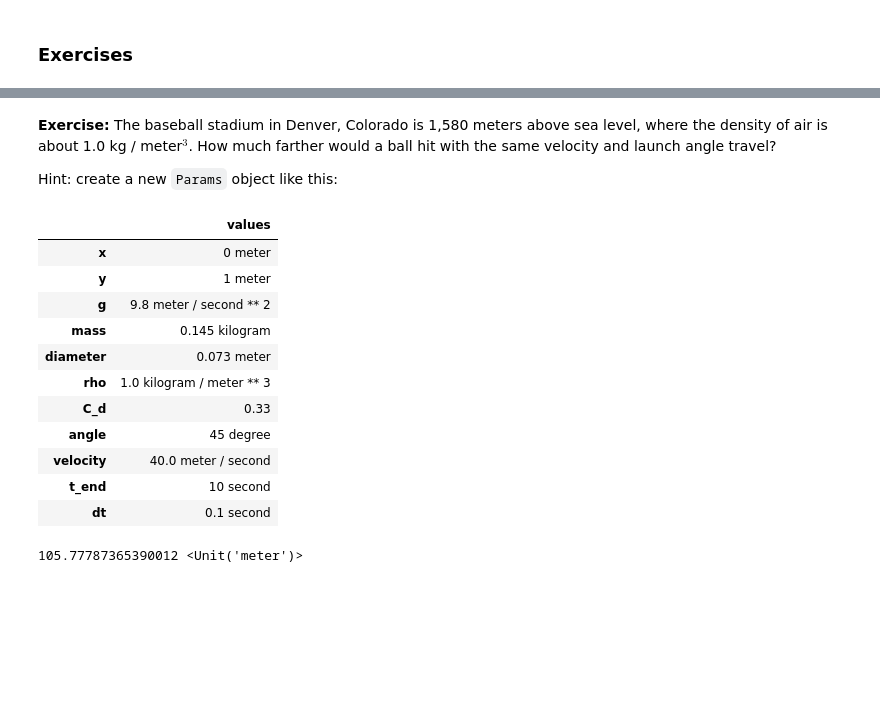
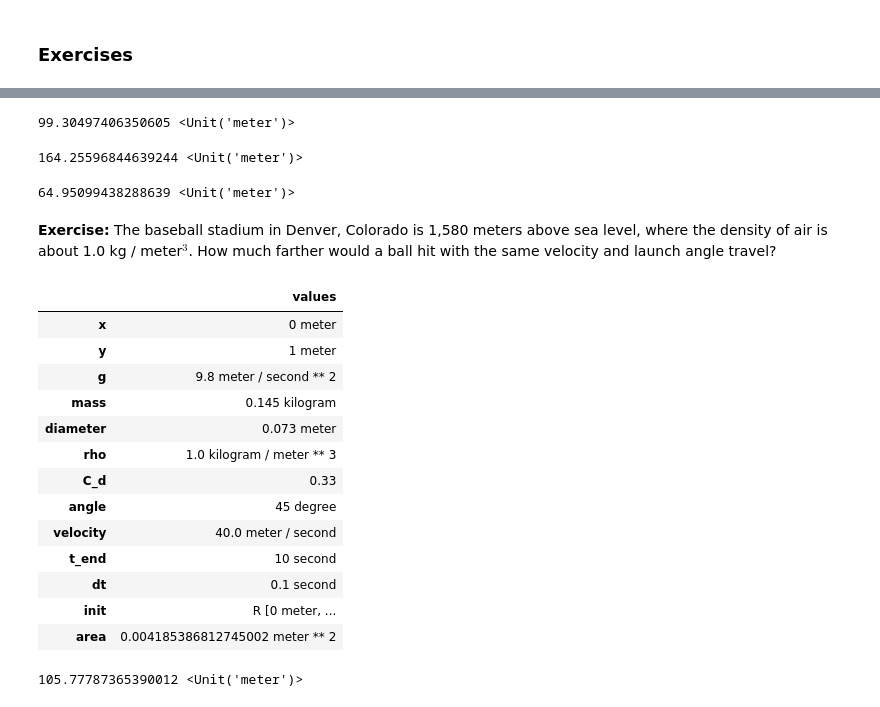
Before and after one commit to AllenDowney/ModSimPy, a Jupyter notebook: code/soln/chap22soln.ipynb, the cells around one changed output, grey strips where cells are left out. Cells and saved outputs as stored; diff of their text form; code cells hidden in the pictures; blank space fills up the shorter version.

```diff
--- a/code/soln/chap22soln.ipynb
+++ b/code/soln/chap22soln.ipynb
@@ -475,22 +510,42 @@ And often you can avoid the whole issue by doing the multiplication with the `Mo
+# %%
+# Solution
+
+x_dist = get_last_value(results.R).x
+# %% [output]
+99.30497406350605 <Unit('meter')>
+# %%
+# Solution
+
+xdist_no_drag = get_last_value(results_no_drag.R).x
+# %% [output]
+164.25596844639244 <Unit('meter')>
+# %%
+# Solution
+
+xdist_no_drag - x_dist
+# %% [output]
+64.95099438288639 <Unit('meter')>
 # %% [markdown]
 **Exercise:** The baseball stadium in Denver, Colorado is 1,580 meters above sea level, where the density of air is about 1.0 kg / meter$^3$.  How much farther would a ball hit with the same velocity and launch angle travel?
-
-Hint: create a new `Params` object like this:
 # %%
-params2 = Params(params, rho=1*kg/m**3)
+# Hint
+
+system2 = System(system, rho=1.0*kg/m**3)
 # %% [output]
 |  | values |
 | x | 0 meter |
 | y | 1 meter |
 | g | 9.8 meter / second ** 2 |
 | mass | 0.145 kilogram |
 | diameter | 0.073 meter |
 | rho | 1.0 kilogram / meter ** 3 |
 | C_d | 0.33 |
 | angle | 45 degree |
 | velocity | 40.0 meter / second |
 | t_end | 10 second |
 | dt | 0.1 second |
+| init | R [0 meter, ... |
+| area | 0.004185386812745002 meter ** 2 |
 # %%
 # Solution
 
```
Also changed, not shown: parts of 26 cells of this notebook, 1 other file.
